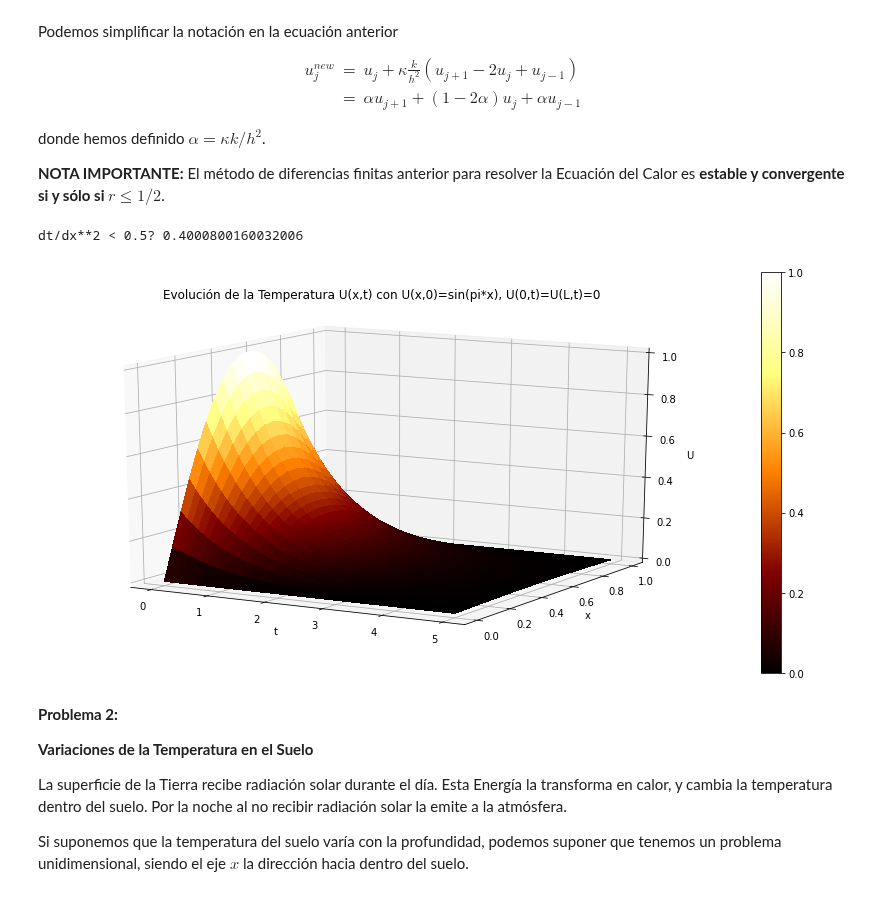
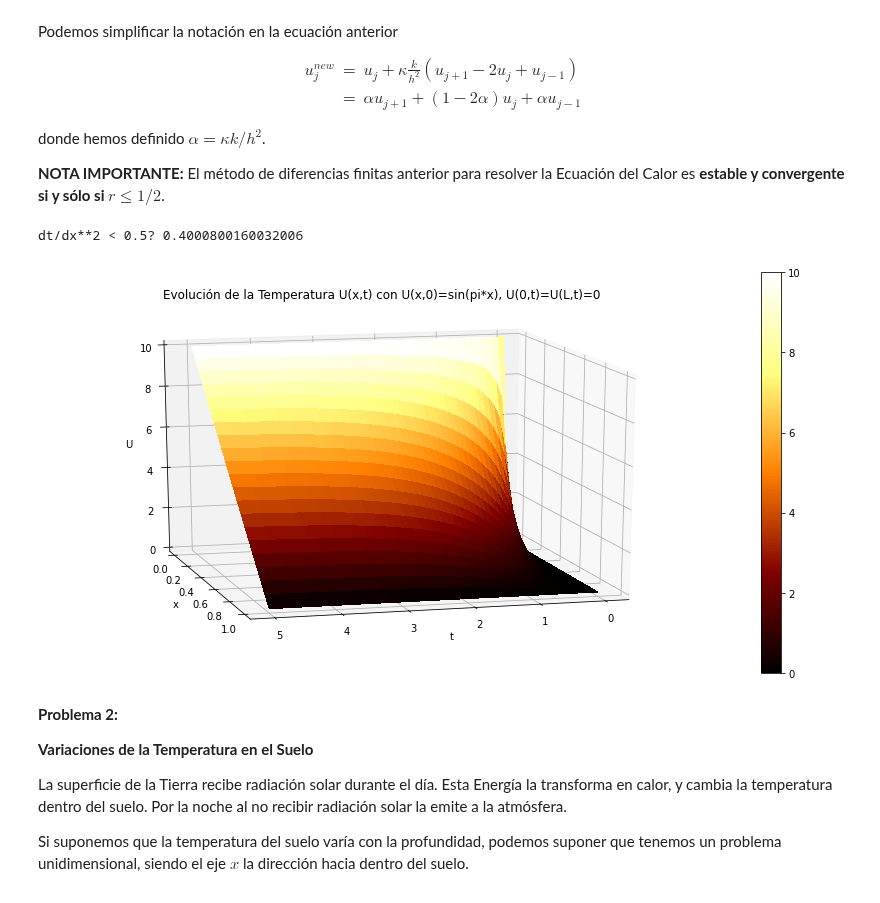
Before and after one commit to carloslizarragac/FisicaComputacional1, a Jupyter notebook: Actividad10.ipynb, the cells around one changed output. Saved outputs shown, nothing was run; the diff lists cells and outputs as text; code cells hidden in the pictures.

```diff
--- a/Actividad10.ipynb
+++ b/Actividad10.ipynb
@@ -306,9 +306,10 @@ tspan = np.linspace(t0, tF, N)
 U = np.zeros((M, N))
 
 # Condición inicial
-U[:, 0] = np.sin(np.pi*xspan)
+#U[:, 0] = np.sin(np.pi*xspan)
+U[:,0] = np.zeros(xspan.shape)
 # Condiciones a la Frontera tipo Dirichlet
-U[0, :] = 0
+U[0, :] = 10
 U[-1, :] = 0
 
 # Método de diferencias finitas Ec. del Calor
@@ -316,35 +317,35 @@ U[-1, :] = 0
 for k in range(0, N-1): # Avance en el tiempo
     for i in range(1, M-1): # Calcula la Temp sobre todo el dominio en x
         U[i, k+1] = alpha * U[i-1, k] + (1 - 2 * alpha) * U[i, k] + alpha * U[i + 1, k]
 
 # Define malla para graficar
 T, X = np.meshgrid(tspan, xspan)
 fig = plt.figure(figsize=(12,6))
 
 # Grafica una superficie
 ax = fig.gca(projection='3d')
 surf = ax.plot_surface(T, X, U, cmap='afmhot',
                        linewidth=0.01, antialiased=False)
 
 # Grafica una tabla de valores
 m = cm.ScalarMappable(cmap='afmhot')
 m.set_array(U)
 plt.colorbar(m)
 
 # Etiquetas de los ejes
 ax.set_xlabel('t')
 ax.set_ylabel('x')
 ax.set_zlabel('U')
 ax.set_title('Evolución de la Temperatura U(x,t) con U(x,0)=sin(pi*x), U(0,t)=U(L,t)=0')
 
 # Punto del observador
-ax.view_init(elev=15, azim=-60)
+ax.view_init(elev=15, azim=75)
 
 plt.tight_layout()
 plt.show()
 # %% [output]
 dt/dx**2 < 0.5? 0.4000800160032006
-[figure, old version]
+[figure, new version]
 # %% [markdown]
 **Problema 2:**
 
```
Also changed, not shown: parts of 4 cells of this notebook.
